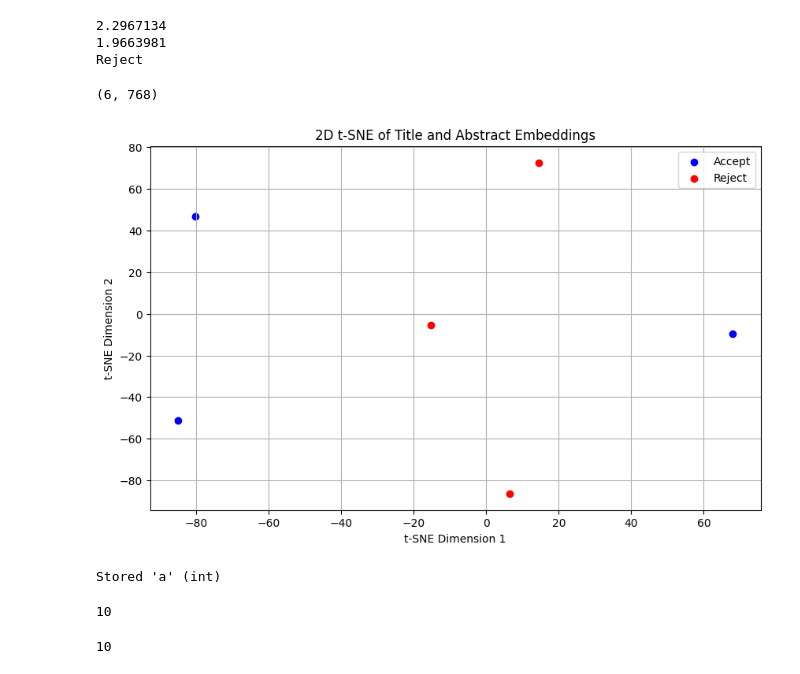
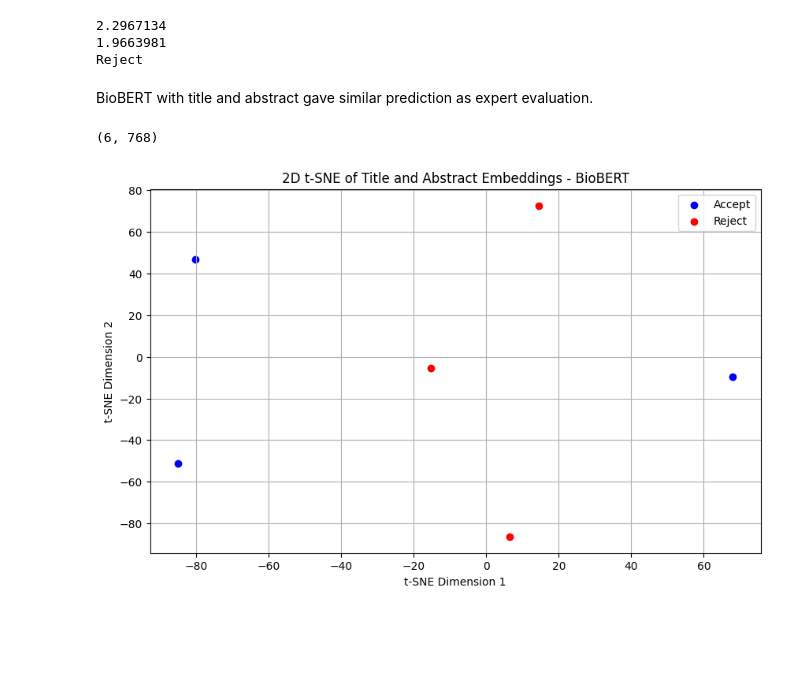
Before and after one commit to winfrednyoroka/ArticleSieve, a Jupyter notebook: Notebooks/Screeningpapers.ipynb, the cells around one changed output. Drawn from its saved outputs; the diff is of its cells as text; code cells hidden in the pictures; blank space fills up the shorter version.

```diff
--- a/Notebooks/Screeningpapers.ipynb
+++ b/Notebooks/Screeningpapers.ipynb
@@ -486,6 +484,8 @@ print(classification)
 2.2967134
 1.9663981
 Reject
+# %% [markdown]
+BioBERT with title and abstract gave similar prediction as expert evaluation.
 # %%
 # Visualise
 
@@ -497,37 +497,32 @@ from sklearn.manifold import TSNE
 # Concatenate all embeddings
 all_embeddings = np.concatenate((accept_embeddings,reject_embeddings),axis=0)
 
 all_embeddings = np.squeeze(all_embeddings,axis=1)
 
 print(all_embeddings.shape)
 
 # Reduce the dimensionality
 # Set the perplexity to a value less than the number of samples
 perplexity_value = min(30, len(all_embeddings)-1)
 
 #Apply t-SNE for dimensionality reduction
 tsne = TSNE(n_components=2,random_state=42,perplexity=perplexity_value)
 embeddings_2d = tsne.fit_transform(all_embeddings)
 
 # Visualise the embeddings
 num_accepted = len(accept_embeddings)
 # Plotting
 plt.figure(figsize=(10,6))
 plt.scatter(embeddings_2d[:num_accepted,0],embeddings_2d[:num_accepted,1],color='b',label='Accept')
 plt.scatter(embeddings_2d[num_accepted:,0],embeddings_2d[num_accepted:,1],color='r',label='Reject')
 
-plt.title("2D t-SNE of Title and Abstract Embeddings")
+plt.title("2D t-SNE of Title and Abstract Embeddings - BioBERT")
 
 plt.xlabel('t-SNE Dimension 1')
 plt.ylabel('t-SNE Dimension 2')
 plt.legend()
 plt.grid(True)
 plt.show()
 # %% [output]
 (6, 768)
-[figure, old version]
+[figure, new version]
-# %%
-a = 10
-%store a
-# %% [output]
-Stored 'a' (int)
@@ -538,8 +528,0 @@ del a
-# %%
-a
-# %% [output]
-10
-# %%
-a
-# %% [output]
-10
```
Also changed, not shown: parts of 36 cells of this notebook.
